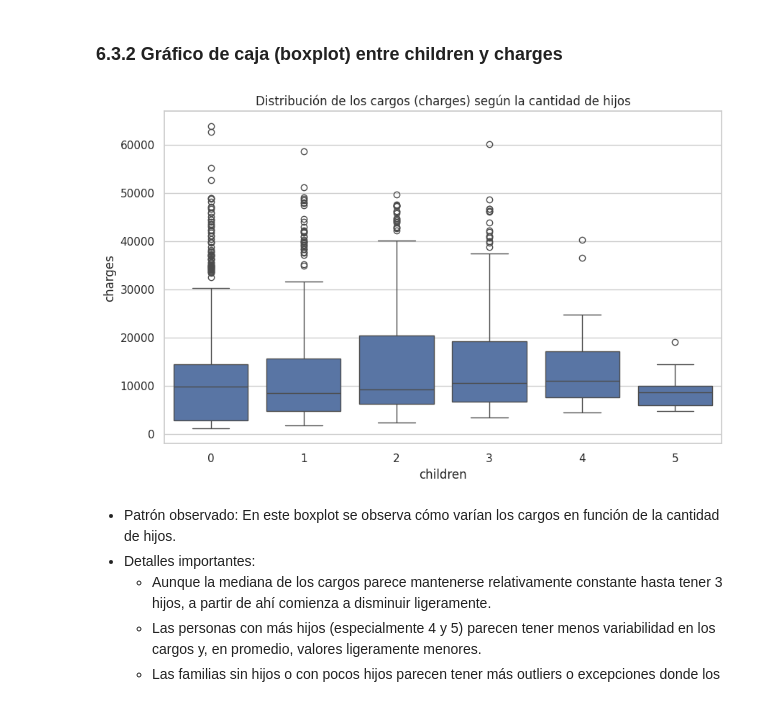
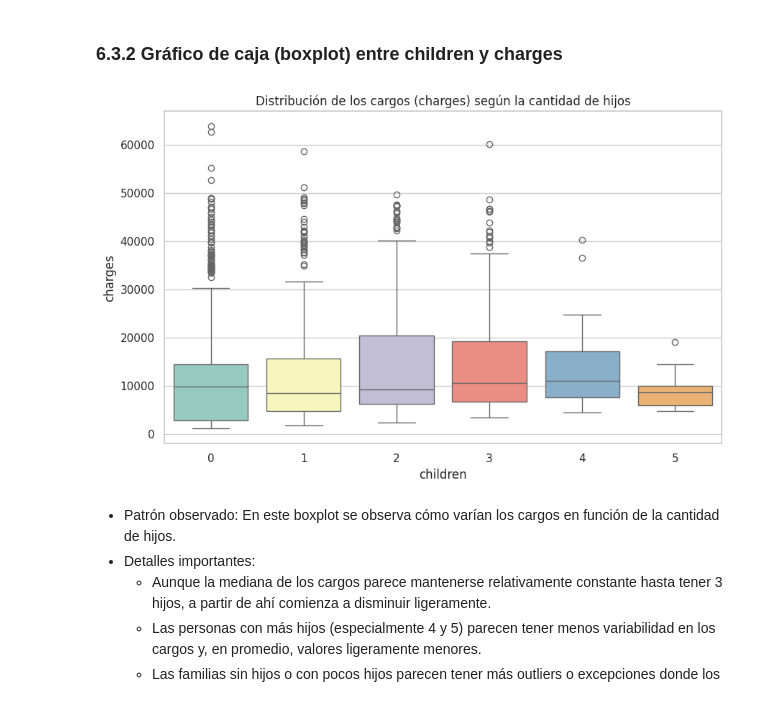
Before and after one commit to josem17-cyber/EDA_PySparkML, a Jupyter notebook: notebooks/EDA_Spark.ipynb, the cells around one changed output. Drawn from its saved outputs; the diff is of its cells as text; code cells hidden in the pictures.

```diff
--- a/notebooks/EDA_Spark.ipynb
+++ b/notebooks/EDA_Spark.ipynb
@@ -313,11 +346,11 @@ En resumen, el gráfico muestra que el hábito de fumar está claramente relacio
 # %%
 # 2. Gráfico de caja (boxplot) entre children y charges
 plt.figure(figsize=(10, 6))
-sns.boxplot(x='children', y='charges', data=df_vist)
+sns.boxplot(x='children', y='charges', data=df_vist, palette='Set3')
 plt.title('Distribución de los cargos (charges) según la cantidad de hijos')
 plt.show()
 # %% [output]
-[figure, old version]
+[figure, new version]
 # %% [markdown]
 - Patrón observado: En este boxplot se observa cómo varían los cargos en función de la cantidad de hijos.
 - Detalles importantes:
```
Also changed, not shown: parts of 7 cells of this notebook.
